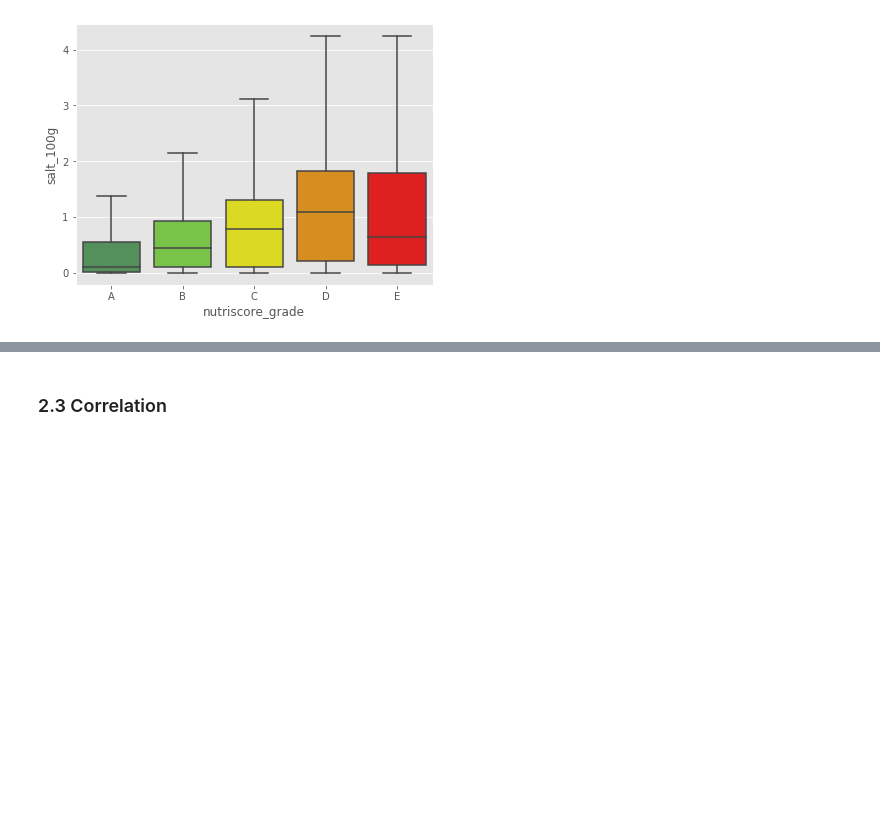
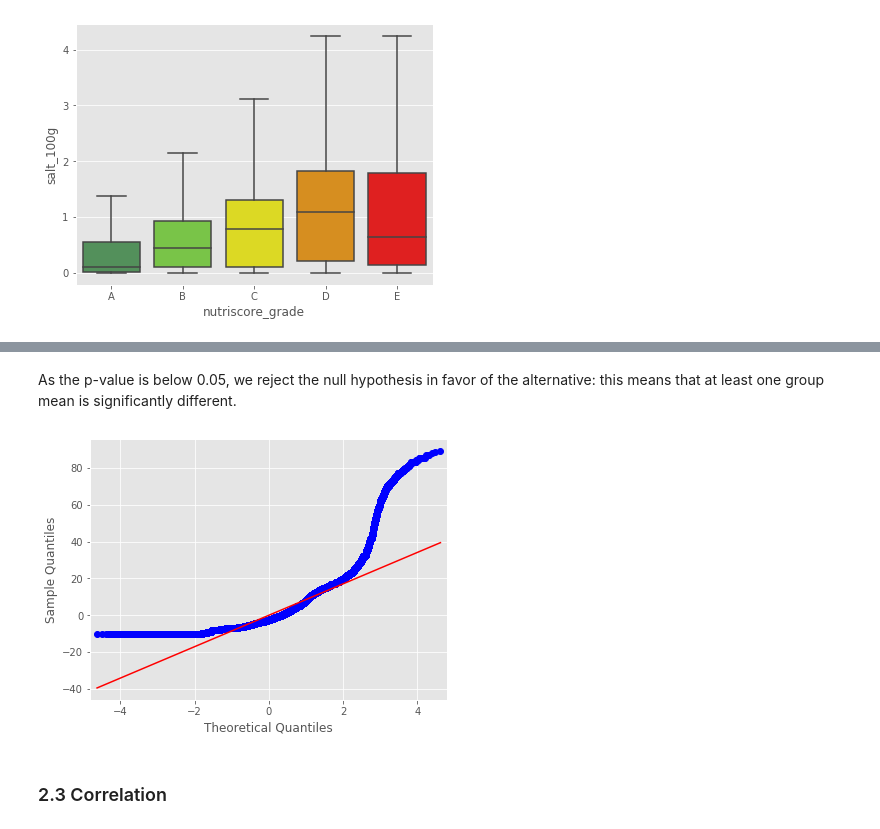
Before and after one commit to mariusbiteau/Groceries-Nutriscore-Prediction, a Jupyter notebook: Analysis_Groceries-Nutriscore-Prediction.ipynb, the cells around one changed output, grey strips where cells are left out. Cells and saved outputs as stored; diff of their text form; code cells hidden in the pictures; blank space fills up the shorter version.

```diff
--- a/Analysis_Groceries-Nutriscore-Prediction.ipynb
+++ b/Analysis_Groceries-Nutriscore-Prediction.ipynb
@@ -274,0 +289,7 @@ for macro_nutri in macro_nutriments_labels :
+# %%
+import statsmodels.api as sm
+from statsmodels.formula.api import ols
+data_lm = df[["nutriscore_grade", "proteins_100g"]].dropna(subset = ["nutriscore_grade"])
+lm = ols('proteins_100g ~ C(nutriscore_grade)',data=data_lm).fit()
+table = sm.stats.anova_lm(lm)
+print(table)
@@ -275,3 +304,11 @@ for macro_nutri in macro_nutriments_labels :
+# %% [markdown]
+As the p-value is below 0.05, we reject the null hypothesis in favor of the alternative: this means that at least one group mean is significantly different.
+# %%
+res = lm.resid
+fig = sm.qqplot(res, line='s')
+plt.show()
+# %% [output]
+[figure, added]
 # %% [markdown]
 ### 2.3 Correlation
 # %%
```
Also changed, not shown: parts of 53 cells of this notebook, 1 other file.
